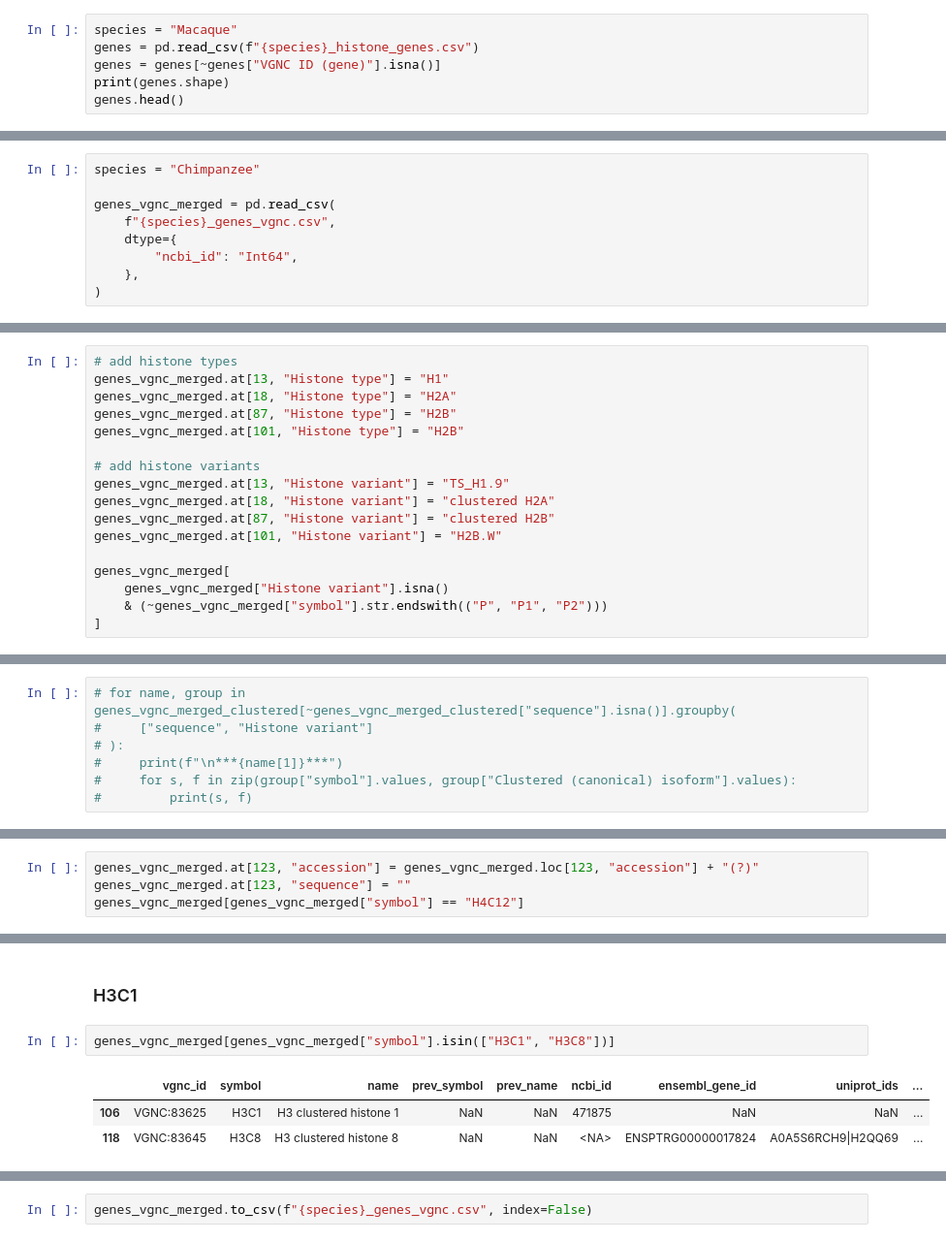
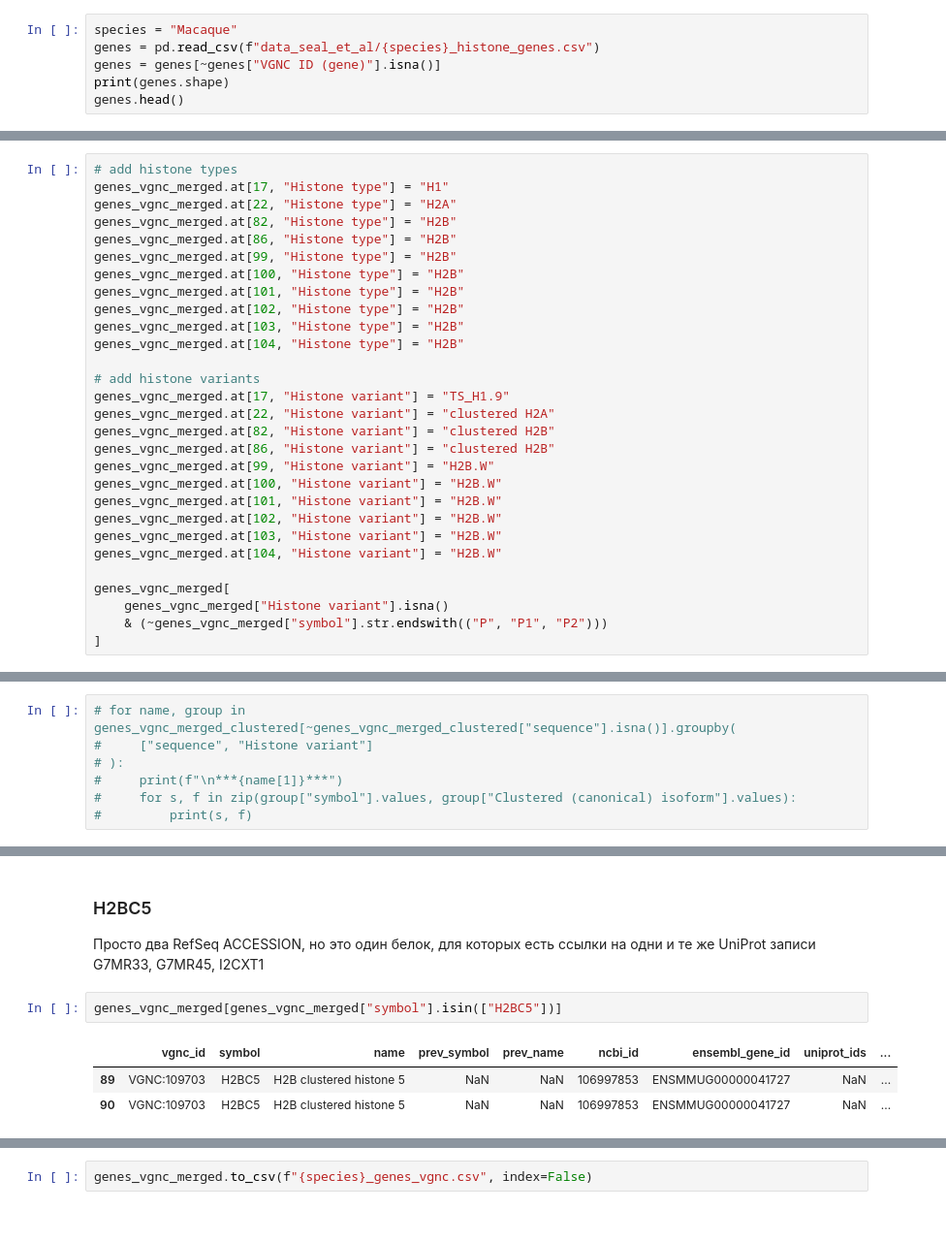
Before and after one commit to intbio/histonedb, a Jupyter notebook: CURATED_SET/mammalia_genes/Macaque_genes.ipynb, the cells around one changed output, grey strips where cells are left out. Shown at 97% size. Drawn from its saved outputs; the diff is of its cells as text.

```diff
--- a/CURATED_SET/mammalia_genes/Macaque_genes.ipynb
+++ b/CURATED_SET/mammalia_genes/Macaque_genes.ipynb
@@ -4,7 +4,7 @@ import pandas as pd
 # Macaque
 # %%
 species = "Macaque"
-genes = pd.read_csv(f"{species}_histone_genes.csv")
+genes = pd.read_csv(f"data_seal_et_al/{species}_histone_genes.csv")
 genes = genes[~genes["VGNC ID (gene)"].isna()]
 print(genes.shape)
 genes.head()
@@ -907,15 +819,6 @@ genes_vgnc_merged[
 genes_vgnc_merged.to_csv(f"{species}_genes_vgnc.csv", index=False)
 # %% [markdown]
 ## Add variant name
-# %%
-species = "Chimpanzee"
-
-genes_vgnc_merged = pd.read_csv(
-    f"{species}_genes_vgnc.csv",
-    dtype={
-        "ncbi_id": "Int64",
-    },
-)
 # %%
 human_genes = pd.read_csv(
     "https://raw.githubusercontent.com/intbio/hist_gene_prot/refs/heads/master/docs/human_histones.csv"
@@ -956,15 +865,27 @@ genes_vgnc_merged[
 # %%
 # add histone types
-genes_vgnc_merged.at[13, "Histone type"] = "H1"
-genes_vgnc_merged.at[18, "Histone type"] = "H2A"
-genes_vgnc_merged.at[87, "Histone type"] = "H2B"
+genes_vgnc_merged.at[17, "Histone type"] = "H1"
+genes_vgnc_merged.at[22, "Histone type"] = "H2A"
+genes_vgnc_merged.at[82, "Histone type"] = "H2B"
+genes_vgnc_merged.at[86, "Histone type"] = "H2B"
+genes_vgnc_merged.at[99, "Histone type"] = "H2B"
+genes_vgnc_merged.at[100, "Histone type"] = "H2B"
 genes_vgnc_merged.at[101, "Histone type"] = "H2B"
+genes_vgnc_merged.at[102, "Histone type"] = "H2B"
+genes_vgnc_merged.at[103, "Histone type"] = "H2B"
+genes_vgnc_merged.at[104, "Histone type"] = "H2B"
 
 # add histone variants
-genes_vgnc_merged.at[13, "Histone variant"] = "TS_H1.9"
-genes_vgnc_merged.at[18, "Histone variant"] = "clustered H2A"
-genes_vgnc_merged.at[87, "Histone variant"] = "clustered H2B"
+genes_vgnc_merged.at[17, "Histone variant"] = "TS_H1.9"
+genes_vgnc_merged.at[22, "Histone variant"] = "clustered H2A"
+genes_vgnc_merged.at[82, "Histone variant"] = "clustered H2B"
+genes_vgnc_merged.at[86, "Histone variant"] = "clustered H2B"
+genes_vgnc_merged.at[99, "Histone variant"] = "H2B.W"
+genes_vgnc_merged.at[100, "Histone variant"] = "H2B.W"
 genes_vgnc_merged.at[101, "Histone variant"] = "H2B.W"
+genes_vgnc_merged.at[102, "Histone variant"] = "H2B.W"
+genes_vgnc_merged.at[103, "Histone variant"] = "H2B.W"
+genes_vgnc_merged.at[104, "Histone variant"] = "H2B.W"
 
 genes_vgnc_merged[
     genes_vgnc_merged["Histone variant"].isna()
@@ -1112,4 +960,0 @@ genes_vgnc_merged[genes_vgnc_merged["symbol"] == "H4C12"]
-# %%
-genes_vgnc_merged.at[123, "accession"] = genes_vgnc_merged.loc[123, "accession"] + "(?)"
-genes_vgnc_merged.at[123, "sequence"] = ""
-genes_vgnc_merged[genes_vgnc_merged["symbol"] == "H4C12"]
@@ -1153,8 +995,10 @@ H4C16 isoform_1 clustered H4
 # %% [markdown]
-### H3C1
+### H2BC5
+
+Просто два RefSeq ACCESSION, но это один белок, для которых есть ссылки на одни и те же UniProt записи G7MR33, G7MR45, I2CXT1
 # %%
-genes_vgnc_merged[genes_vgnc_merged["symbol"].isin(["H3C1", "H3C8"])]
+genes_vgnc_merged[genes_vgnc_merged["symbol"].isin(["H2BC5"])]
 # %% [output]
 |  | vgnc_id | symbol | name | prev_symbol | prev_name | ncbi_id | ensembl_gene_id | uniprot_ids | ... |
-| 106 | VGNC:83625 | H3C1 | H3 clustered histone 1 | NaN | NaN | 471875 | NaN | NaN | ... |
-| 118 | VGNC:83645 | H3C8 | H3 clustered histone 8 | NaN | NaN | <NA> | ENSPTRG00000017824 | A0A5S6RCH9|H2QQ69 | ... |
+| 89 | VGNC:109703 | H2BC5 | H2B clustered histone 5 | NaN | NaN | 106997853 | ENSMMUG00000041727 | NaN | ... |
+| 90 | VGNC:109703 | H2BC5 | H2B clustered histone 5 | NaN | NaN | 106997853 | ENSMMUG00000041727 | NaN | ... |
```
Also changed, not shown: parts of 200 cells of this notebook, 1 other file.
